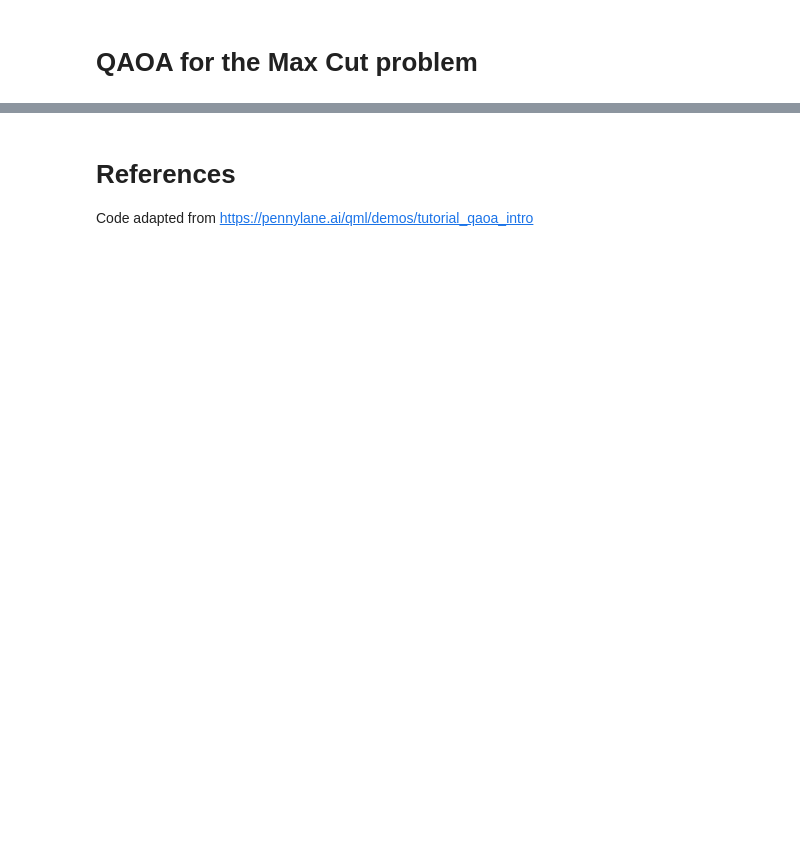
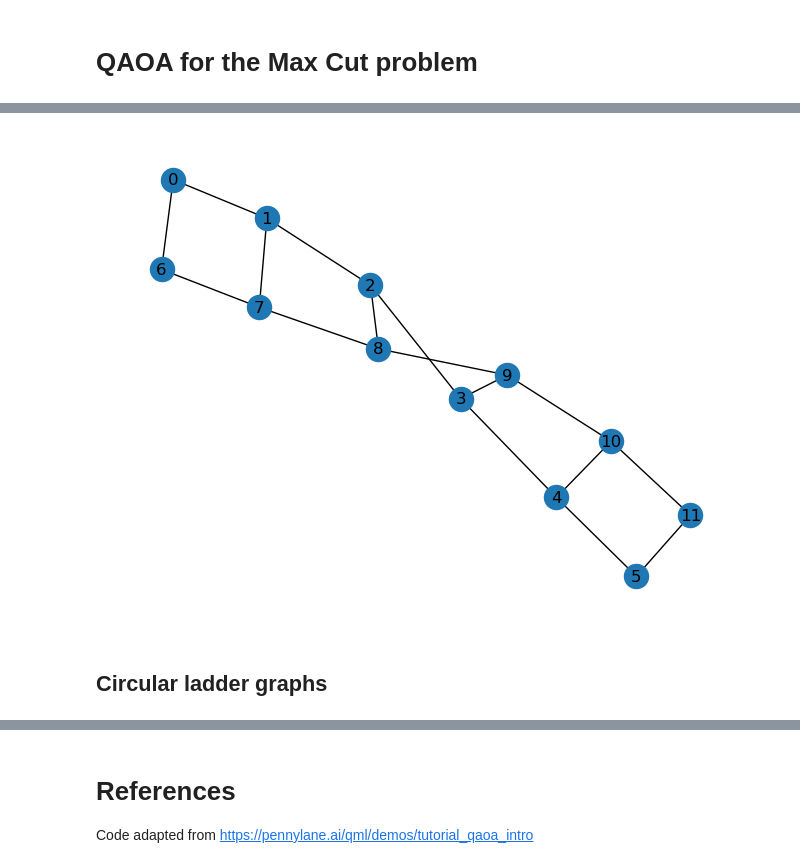
Before and after one commit to wasanahere/qcomp, a Jupyter notebook: qaoa-maxcut.ipynb, the cells around one changed output, grey strips where cells are left out. Saved outputs shown, nothing was run; the diff lists cells and outputs as text; code cells hidden in the pictures; blank space fills up the shorter version.

```diff
--- a/qaoa-maxcut.ipynb
+++ b/qaoa-maxcut.ipynb
@@ -90,0 +189,4 @@ print([0.5] * 5)
+# %%
+ladder_graphs.example()
+# %% [output]
+[figure, added]
@@ -90,0 +195,2 @@ print([0.5] * 5)
+# %% [markdown]
+## Circular ladder graphs
```
Also changed, not shown: parts of 48 cells of this notebook, 1 other file.
